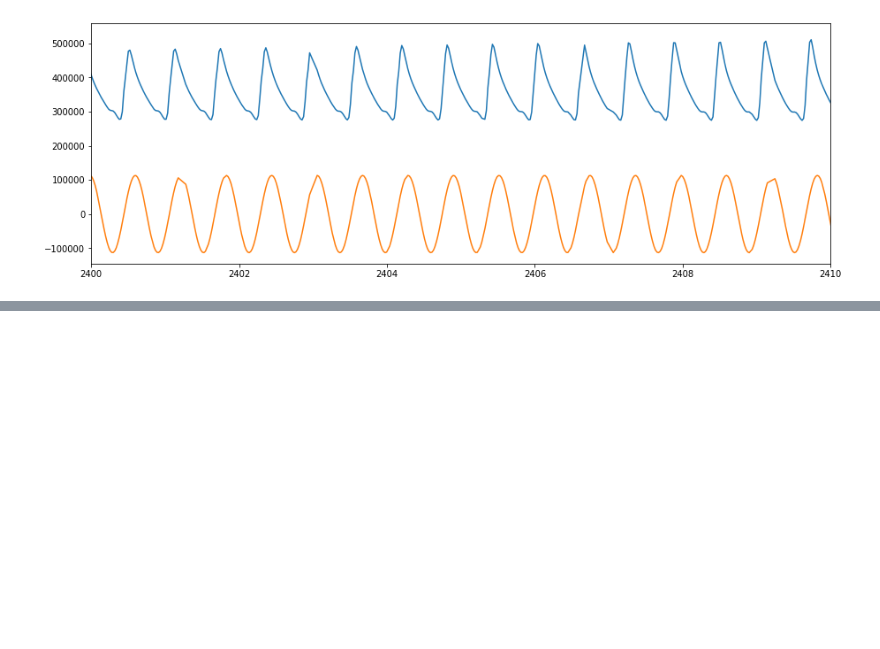
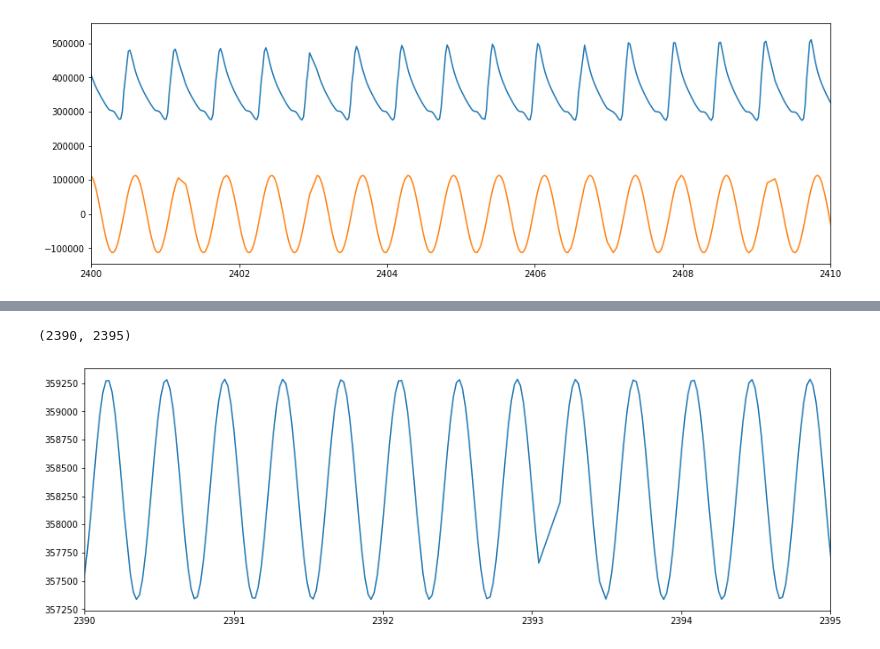
Before and after one commit to zabop/lcpics_by_campaign, a Jupyter notebook: noisefloorcalc.ipynb, the cells around one changed output, grey strips where cells are left out. Saved outputs shown, nothing was run; the diff lists cells and outputs as text; code cells hidden in the pictures; blank space fills up the shorter version.

```diff
--- a/noisefloorcalc.ipynb
+++ b/noisefloorcalc.ipynb
@@ -113,0 +177,7 @@ y_fit = LombScargle(t, y, dy).model(t_fit, best_frequency)
+# %%
+plt.figure(figsize=(15,5))
+plt.plot(ourstar.massaapbjd, sinfit)
+plt.xlim([2390,2395])
+# %% [output]
+(2390, 2395)
+[figure, added]
```
Also changed, not shown: parts of 21 cells of this notebook.
